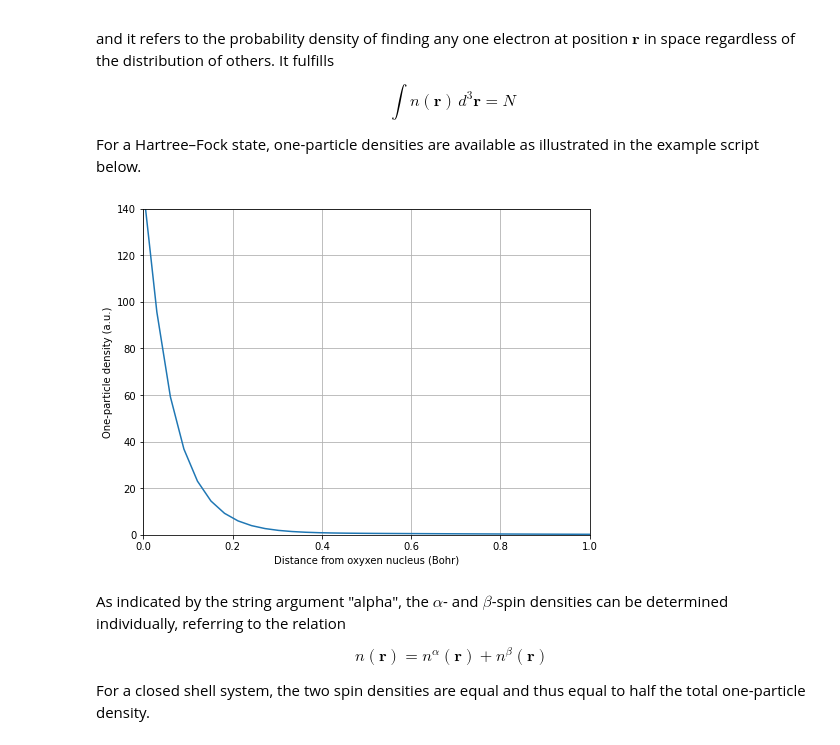
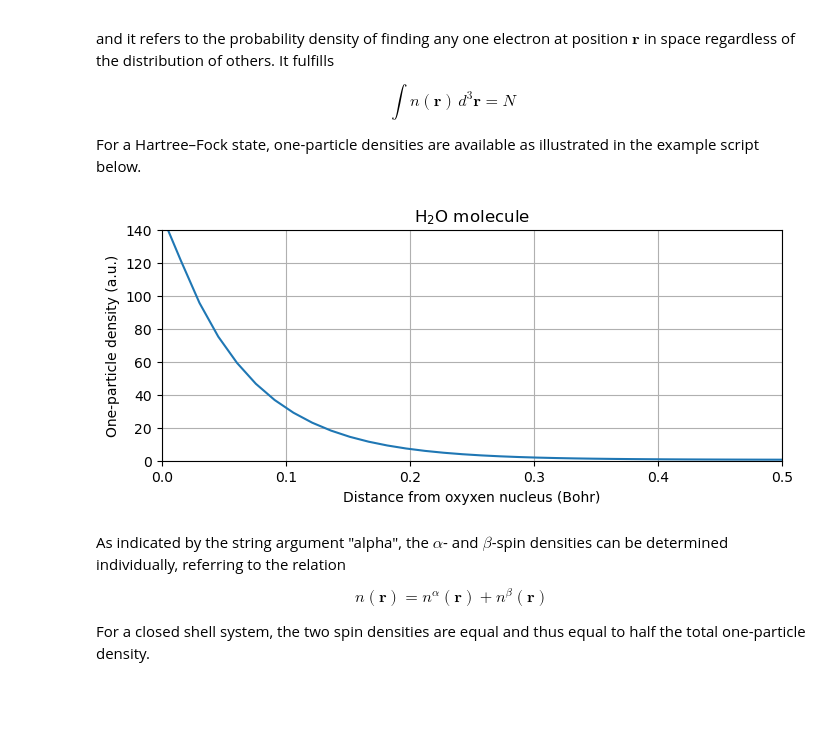
Before and after one commit to kthpanor/cb2070, a Jupyter notebook: docs/analyze.ipynb, the cells around one changed output. Saved outputs shown, nothing was run; the diff lists cells and outputs as text; code cells hidden in the pictures; blank space fills up the shorter version.

```diff
--- a/docs/analyze.ipynb
+++ b/docs/analyze.ipynb
@@ -7,15 +7,17 @@ Molecular structures can be inspected with use of the `py3Dmol` module. We initi
 # %%
 import veloxchem as vlx
 
-molecule = vlx.Molecule.read_str("""
+h2o_xyz = """3
+water molecule
 O    0.000000000000        0.000000000000        0.000000000000
 H    0.740848095288        0.582094932012        0.000000000000
 H   -0.740848095288        0.582094932012        0.000000000000
-    """)
+"""
+molecule = vlx.Molecule.from_xyz_string(h2o_xyz)
 
 basis = vlx.MolecularBasis.read(molecule, "cc-pVDZ")
 
 scf_drv = vlx.ScfRestrictedDriver()
-scf_drv.compute(molecule, basis)
+scf_results = scf_drv.compute(molecule, basis)
 # %% [output]
 * Warning * Environment variable OMP_NUM_THREADS not set.
@@ -93,23 +57,15 @@ Orbital energies:
 
 The values of orbitals at given coordinates are readily available. Below is an example in terms of finding the values of the $1s$-orbital ($\alpha$-spin) along the $z$-axis.
 # %%
+import matplotlib.pyplot as plt
 import numpy as np
-import matplotlib.pyplot as plt
 
 vis_drv = vlx.VisualizationDriver()
 mol_orbs = scf_drv.mol_orbs
 
 n = 100
-coords = np.zeros((n,3))
-coords[:,2] = np.linspace(0,3,n)
+coords = np.zeros((n, 3))
+coords[:, 2] = np.linspace(0, 1.5, n)
 
 mo_1s = 0
-mo_1s_values = vis_drv.get_mo(coords, molecule, basis, mol_orbs, mo_1s, 'alpha')
-
-plt.plot(coords[:,2], mo_1s_values)
-
-plt.grid(True)
-plt.xlabel('Distance from oxyxen nucleus (Bohr)')
-plt.ylabel('Value of 1s-orbital')
-
-plt.show()
+mo_1s_values = vis_drv.get_mo(coords, molecule, basis, mol_orbs, mo_1s, "alpha")
@@ -134,24 +104,25 @@ $$
 $$
 
 For a Hartree–Fock state, one-particle densities are available as illustrated in the example script below.
+# %%
+vis_drv = vlx.VisualizationDriver()
+
+one_part_den = vis_drv.get_density(coords, molecule, basis, scf_drv.density, "alpha")
 # %%
-vis_drv = vlx.VisualizationDriver()
-density = scf_drv.density
+fig = plt.figure(figsize=(8, 3))
+ax = plt.axes(xlim=(0, 0.5), ylim=(0, 140))
 
-one_part_den = vis_drv.get_density(coords, molecule, basis, density, 0, 'alpha')
-
-fig = plt.figure(figsize = (8,6))
-ax = plt.axes(xlim = (0,1), ylim = (0,140))
-
-plt.plot(coords[:,2], one_part_den)
+plt.plot(coords[:, 2], one_part_den)
 
 plt.grid(True)
-plt.xlabel('Distance from oxyxen nucleus (Bohr)')
-plt.ylabel('One-particle density (a.u.)')
+
+plt.title(r"H$_2$O molecule")
+plt.xlabel("Distance from oxyxen nucleus (Bohr)")
+plt.ylabel("One-particle density (a.u.)")
 
 plt.show()
 # %% [output]
-[figure, old version]
+[figure, new version]
 # %% [markdown]
 As indicated by the string argument "alpha", the $\alpha$- and $\beta$-spin densities can be determined individually, referring to the relation
 
```
Also changed, not shown: parts of 7 cells of this notebook, 16 other files.
